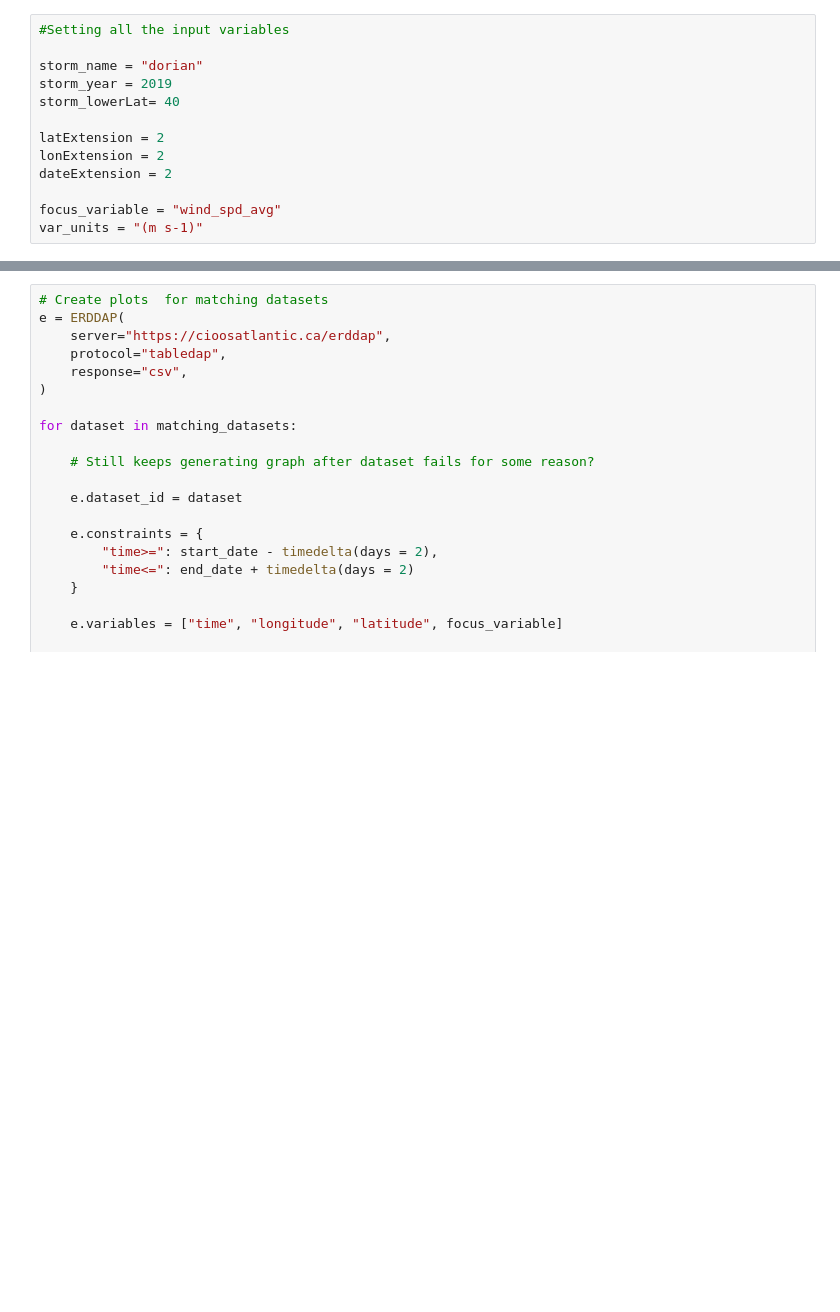
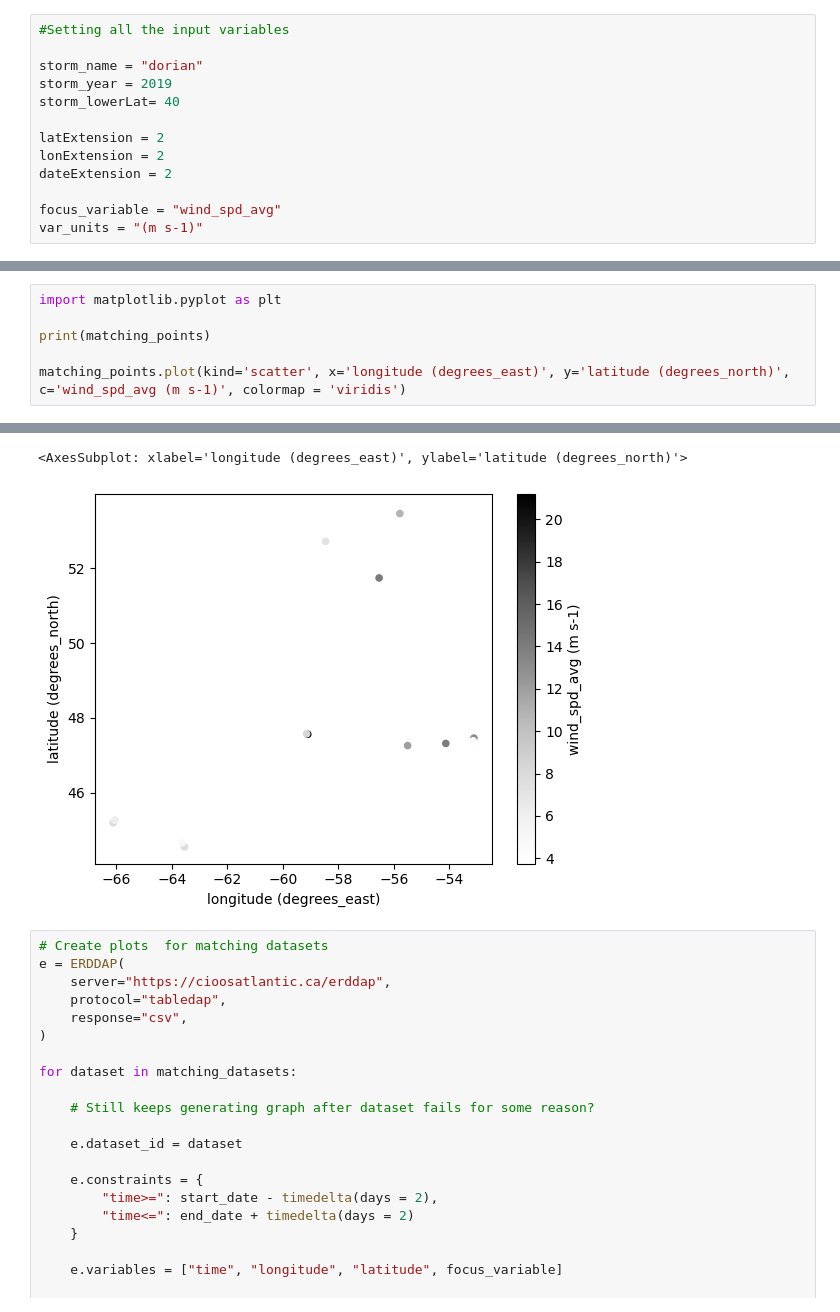
Before and after one commit to cioos-atlantic/atlantic-hurricane-dashboard, a Jupyter notebook: jupyter/erddapy_nearby_tropycal.ipynb, the cells around one changed output, grey strips where cells are left out. Drawn from its saved outputs; the diff is of its cells as text; blank space fills up the shorter version.

```diff
--- a/jupyter/erddapy_nearby_tropycal.ipynb
+++ b/jupyter/erddapy_nearby_tropycal.ipynb
@@ -162,0 +143,7 @@ print(matching_points)
+# %%
+import matplotlib.pyplot as plt
+
+print(matching_points)
+
+matching_points.plot(kind='scatter', x='longitude (degrees_east)', y='latitude (degrees_north)', c='wind_spd_avg (m s-1)', colormap = 'viridis')
+# %% [output]
@@ -163,3 +167,5 @@ print(matching_points)
+<AxesSubplot: xlabel='longitude (degrees_east)', ylabel='latitude (degrees_north)'>
+[figure, added]
 # %%
 # Create plots  for matching datasets
 e = ERDDAP(
```
Also changed, not shown: parts of 5 cells of this notebook.
